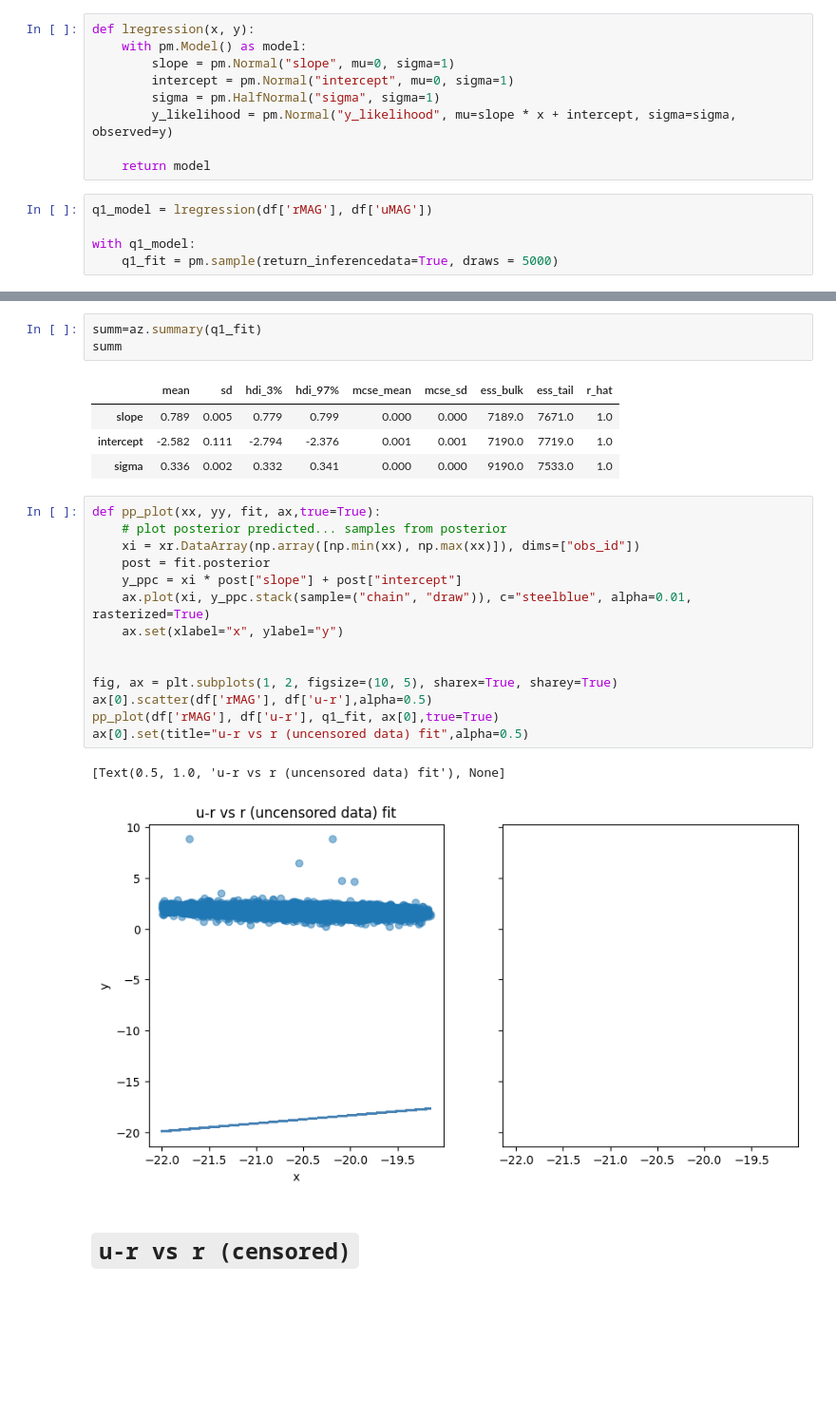
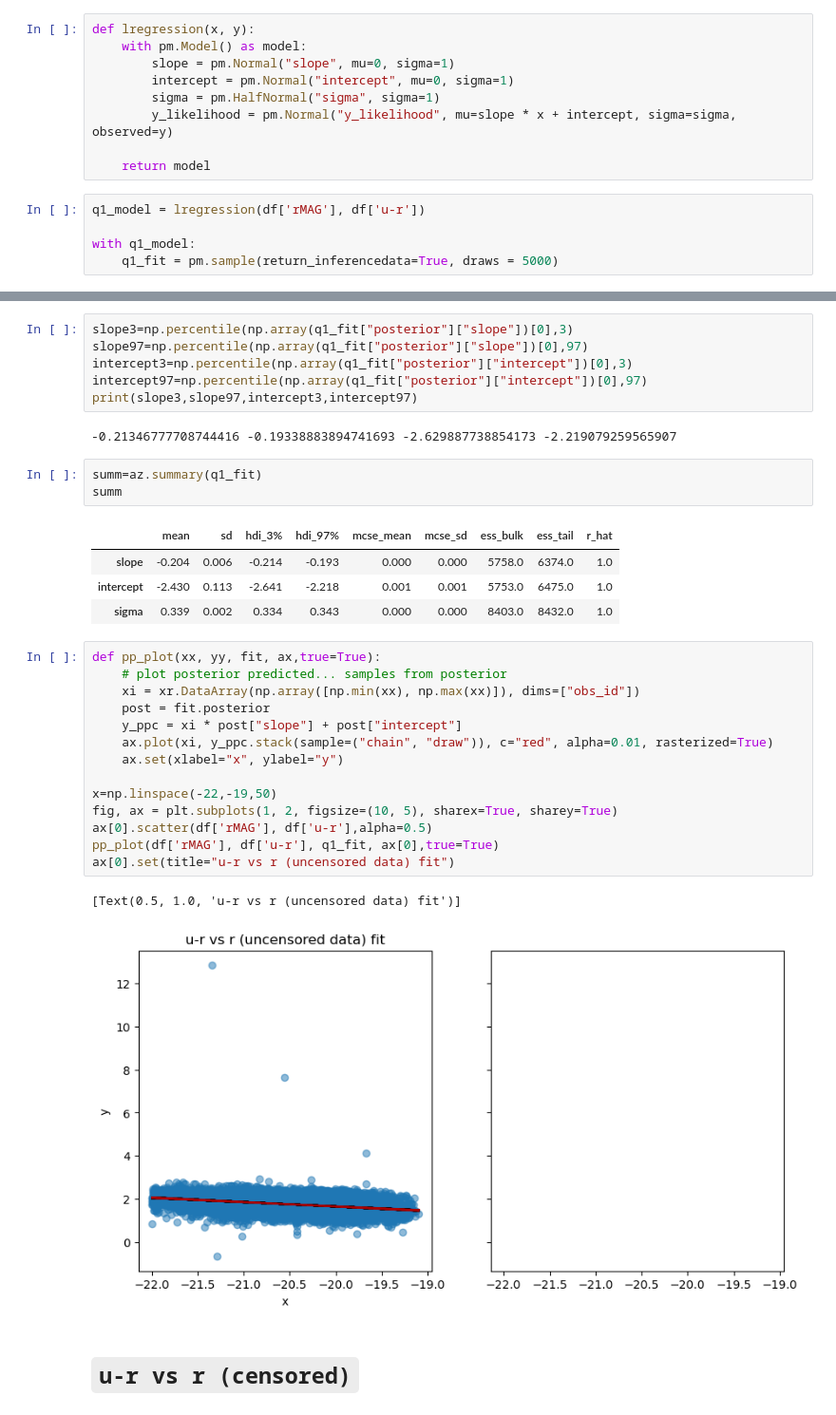
Before and after one commit to erobbtan/AST5731_PROJ3, a Jupyter notebook: PROJ3.ipynb, the cells around one changed output, grey strips where cells are left out. Shown at 95% size. Saved outputs shown, nothing was run; the diff lists cells and outputs as text; blank space fills up the shorter version.

```diff
--- a/PROJ3.ipynb
+++ b/PROJ3.ipynb
@@ -116,7 +117,7 @@ def lregression(x, y):
 
     return model
 # %%
-q1_model = lregression(df['rMAG'], df['uMAG'])
+q1_model = lregression(df['rMAG'], df['u-r'])
 
 with q1_model:
     q1_fit = pm.sample(return_inferencedata=True, draws = 5000)
@@ -140,28 +141,36 @@ array([[<Axes: title={'center': 'slope'}>,
+# %%
+slope3=np.percentile(np.array(q1_fit["posterior"]["slope"])[0],3)
+slope97=np.percentile(np.array(q1_fit["posterior"]["slope"])[0],97)
+intercept3=np.percentile(np.array(q1_fit["posterior"]["intercept"])[0],3)
+intercept97=np.percentile(np.array(q1_fit["posterior"]["intercept"])[0],97)
+print(slope3,slope97,intercept3,intercept97)
+# %% [output]
+-0.21346777708744416 -0.19338883894741693 -2.629887738854173 -2.219079259565907
 # %%
 summ=az.summary(q1_fit)
 summ
 # %% [output]
 |  | mean | sd | hdi_3% | hdi_97% | mcse_mean | mcse_sd | ess_bulk | ess_tail | r_hat |
-| slope | 0.789 | 0.005 | 0.779 | 0.799 | 0.000 | 0.000 | 7189.0 | 7671.0 | 1.0 |
-| intercept | -2.582 | 0.111 | -2.794 | -2.376 | 0.001 | 0.001 | 7190.0 | 7719.0 | 1.0 |
-| sigma | 0.336 | 0.002 | 0.332 | 0.341 | 0.000 | 0.000 | 9190.0 | 7533.0 | 1.0 |
+| slope | -0.204 | 0.006 | -0.214 | -0.193 | 0.000 | 0.000 | 5758.0 | 6374.0 | 1.0 |
+| intercept | -2.430 | 0.113 | -2.641 | -2.218 | 0.001 | 0.001 | 5753.0 | 6475.0 | 1.0 |
+| sigma | 0.339 | 0.002 | 0.334 | 0.343 | 0.000 | 0.000 | 8403.0 | 8432.0 | 1.0 |
 # %%
 def pp_plot(xx, yy, fit, ax,true=True):
     # plot posterior predicted... samples from posterior
     xi = xr.DataArray(np.array([np.min(xx), np.max(xx)]), dims=["obs_id"])
     post = fit.posterior
     y_ppc = xi * post["slope"] + post["intercept"]
-    ax.plot(xi, y_ppc.stack(sample=("chain", "draw")), c="steelblue", alpha=0.01, rasterized=True)
+    ax.plot(xi, y_ppc.stack(sample=("chain", "draw")), c="red", alpha=0.01, rasterized=True)
     ax.set(xlabel="x", ylabel="y")
 
-
+x=np.linspace(-22,-19,50)
 fig, ax = plt.subplots(1, 2, figsize=(10, 5), sharex=True, sharey=True)
 ax[0].scatter(df['rMAG'], df['u-r'],alpha=0.5)
 pp_plot(df['rMAG'], df['u-r'], q1_fit, ax[0],true=True)
-ax[0].set(title="u-r vs r (uncensored data) fit",alpha=0.5)
+ax[0].set(title="u-r vs r (uncensored data) fit")
 # %% [output]
-[Text(0.5, 1.0, 'u-r vs r (uncensored data) fit'), None]
+[Text(0.5, 1.0, 'u-r vs r (uncensored data) fit')]
-[figure, old version]
+[figure, new version]
 # %% [markdown]
 # `u-r vs r (censored)`
 # %%
```
Also changed, not shown: parts of 16 cells of this notebook.
